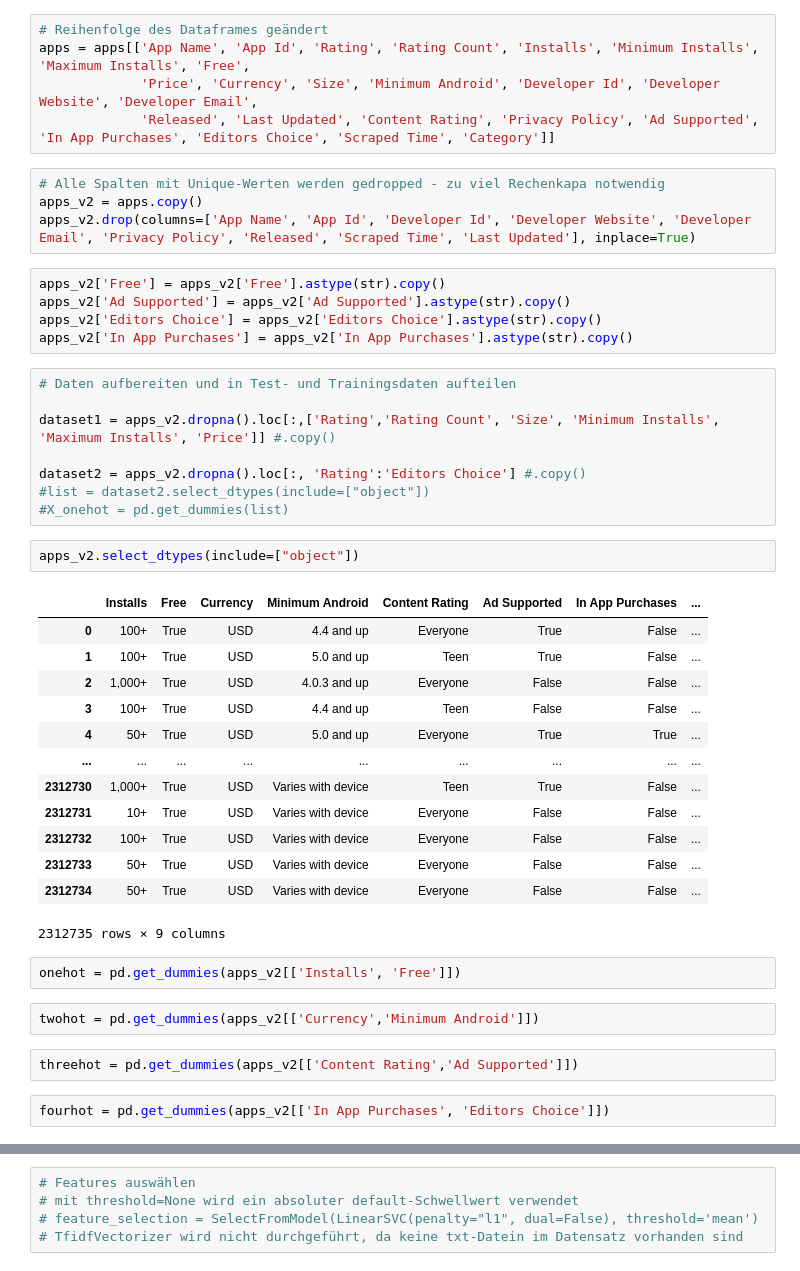
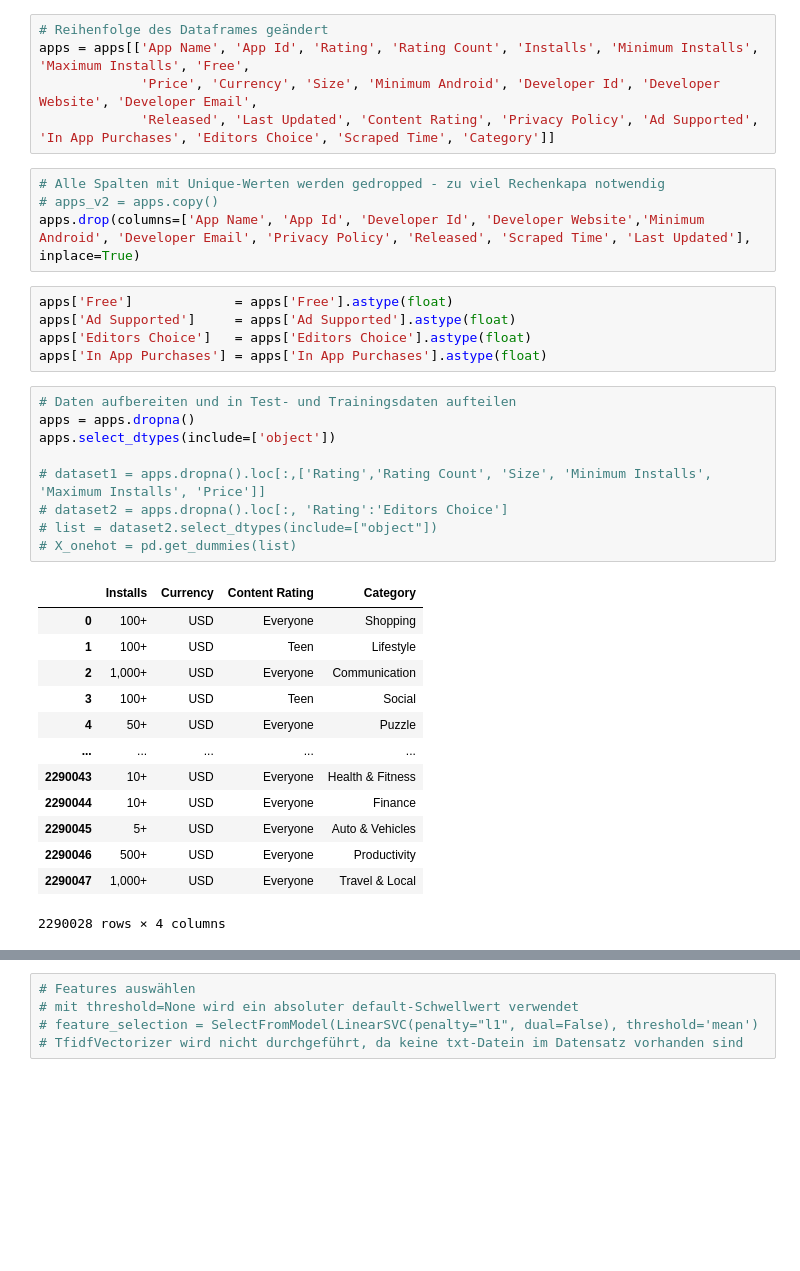
Before and after one commit to Wangi2901/data-analytics, a Jupyter notebook: 6. Klassifikation.ipynb, the cells around one changed output, grey strips where cells are left out. Saved outputs shown, nothing was run; the diff lists cells and outputs as text; blank space fills up the shorter version.

```diff
--- a/6. Klassifikation.ipynb
+++ b/6. Klassifikation.ipynb
@@ -40,42 +40,33 @@ apps = apps[['App Name', 'App Id', 'Rating', 'Rating Count', 'Installs', 'Minimu
              'Released', 'Last Updated', 'Content Rating', 'Privacy Policy', 'Ad Supported', 'In App Purchases', 'Editors Choice', 'Scraped Time', 'Category']]
 # %%
 # Alle Spalten mit Unique-Werten werden gedropped - zu viel Rechenkapa notwendig
-apps_v2 = apps.copy()
-apps_v2.drop(columns=['App Name', 'App Id', 'Developer Id', 'Developer Website', 'Developer Email', 'Privacy Policy', 'Released', 'Scraped Time', 'Last Updated'], inplace=True)
+# apps_v2 = apps.copy()
+apps.drop(columns=['App Name', 'App Id', 'Developer Id', 'Developer Website','Minimum Android', 'Developer Email', 'Privacy Policy', 'Released', 'Scraped Time', 'Last Updated'], inplace=True)
 # %%
-apps_v2['Free'] = apps_v2['Free'].astype(str).copy()
-apps_v2['Ad Supported'] = apps_v2['Ad Supported'].astype(str).copy()
-apps_v2['Editors Choice'] = apps_v2['Editors Choice'].astype(str).copy()
-apps_v2['In App Purchases'] = apps_v2['In App Purchases'].astype(str).copy()
+apps['Free']             = apps['Free'].astype(float)
+apps['Ad Supported']     = apps['Ad Supported'].astype(float)
+apps['Editors Choice']   = apps['Editors Choice'].astype(float)
+apps['In App Purchases'] = apps['In App Purchases'].astype(float)
 # %%
 # Daten aufbereiten und in Test- und Trainingsdaten aufteilen
+apps = apps.dropna()
+apps.select_dtypes(include=['object'])
 
-dataset1 = apps_v2.dropna().loc[:,['Rating','Rating Count', 'Size', 'Minimum Installs', 'Maximum Installs', 'Price']] #.copy()
-
-dataset2 = apps_v2.dropna().loc[:, 'Rating':'Editors Choice'] #.copy()
-#list = dataset2.select_dtypes(include=["object"])
-#X_onehot = pd.get_dummies(list)
+# dataset1 = apps.dropna().loc[:,['Rating','Rating Count', 'Size', 'Minimum Installs', 'Maximum Installs', 'Price']]
+# dataset2 = apps.dropna().loc[:, 'Rating':'Editors Choice']
+# list = dataset2.select_dtypes(include=["object"])
+# X_onehot = pd.get_dummies(list)
+# %% [output]
+|  | Installs | Currency | Content Rating | Category |
+| 0 | 100+ | USD | Everyone | Shopping |
+| 1 | 100+ | USD | Teen | Lifestyle |
+| 2 | 1,000+ | USD | Everyone | Communication |
+| 3 | 100+ | USD | Teen | Social |
+| 4 | 50+ | USD | Everyone | Puzzle |
+| ... | ... | ... | ... | ... |
+| 2290043 | 10+ | USD | Everyone | Health & Fitness |
+| 2290044 | 10+ | USD | Everyone | Finance |
+| 2290045 | 5+ | USD | Everyone | Auto & Vehicles |
+| 2290046 | 500+ | USD | Everyone | Productivity |
+| 2290047 | 1,000+ | USD | Everyone | Travel & Local |
+2290028 rows × 4 columns
-# %%
-apps_v2.select_dtypes(include=["object"])
-# %% [output]
-|  | Installs | Free | Currency | Minimum Android | Content Rating | Ad Supported | In App Purchases | ... |
-| 0 | 100+ | True | USD | 4.4 and up | Everyone | True | False | ... |
-| 1 | 100+ | True | USD | 5.0 and up | Teen | True | False | ... |
-| 2 | 1,000+ | True | USD | 4.0.3 and up | Everyone | False | False | ... |
-| 3 | 100+ | True | USD | 4.4 and up | Teen | False | False | ... |
-| 4 | 50+ | True | USD | 5.0 and up | Everyone | True | True | ... |
-| ... | ... | ... | ... | ... | ... | ... | ... | ... |
-| 2312730 | 1,000+ | True | USD | Varies with device | Teen | True | False | ... |
-| 2312731 | 10+ | True | USD | Varies with device | Everyone | False | False | ... |
-| 2312732 | 100+ | True | USD | Varies with device | Everyone | False | False | ... |
-| 2312733 | 50+ | True | USD | Varies with device | Everyone | False | False | ... |
-| 2312734 | 50+ | True | USD | Varies with device | Everyone | False | False | ... |
-2312735 rows × 9 columns
-# %%
-onehot = pd.get_dummies(apps_v2[['Installs', 'Free']])
-# %%
-twohot = pd.get_dummies(apps_v2[['Currency','Minimum Android']])
-# %%
-threehot = pd.get_dummies(apps_v2[['Content Rating','Ad Supported']])
-# %%
-fourhot = pd.get_dummies(apps_v2[['In App Purchases', 'Editors Choice']])
```
Also changed, not shown: parts of 25 cells of this notebook, 2 other files.
